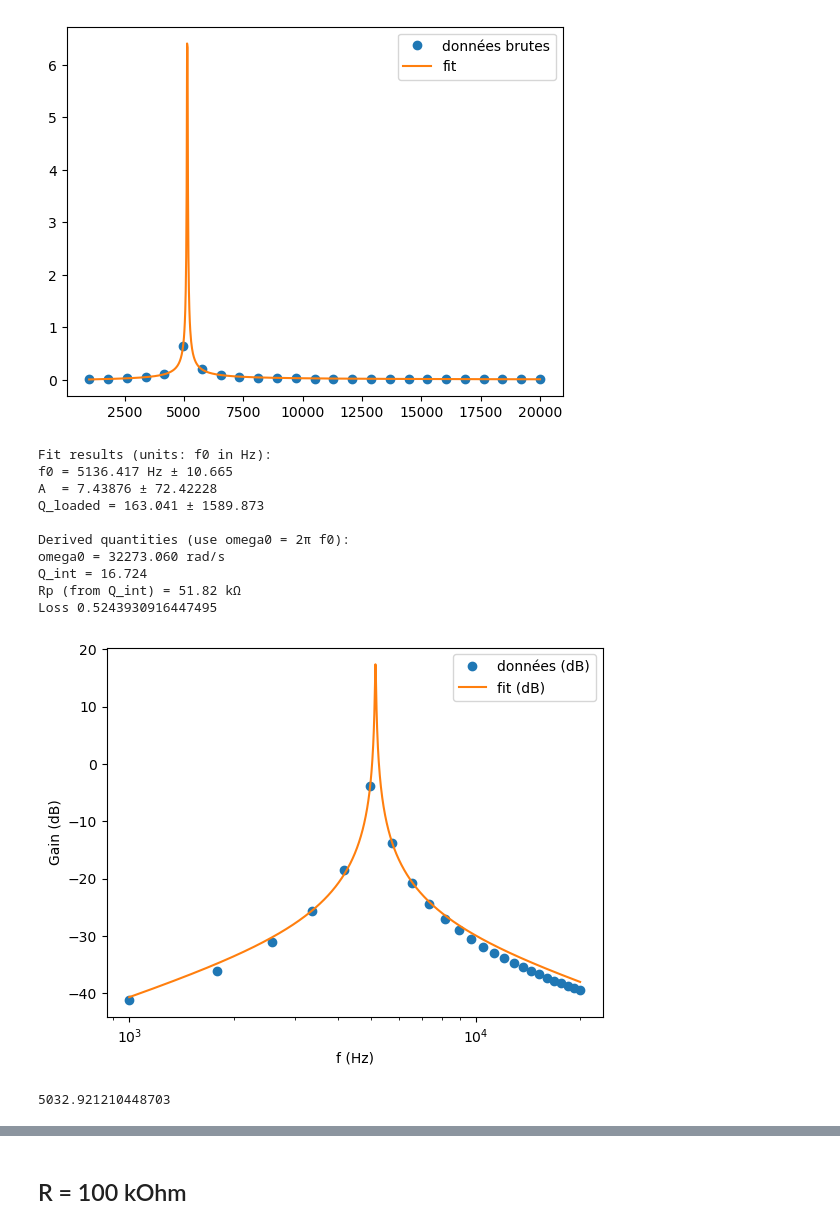
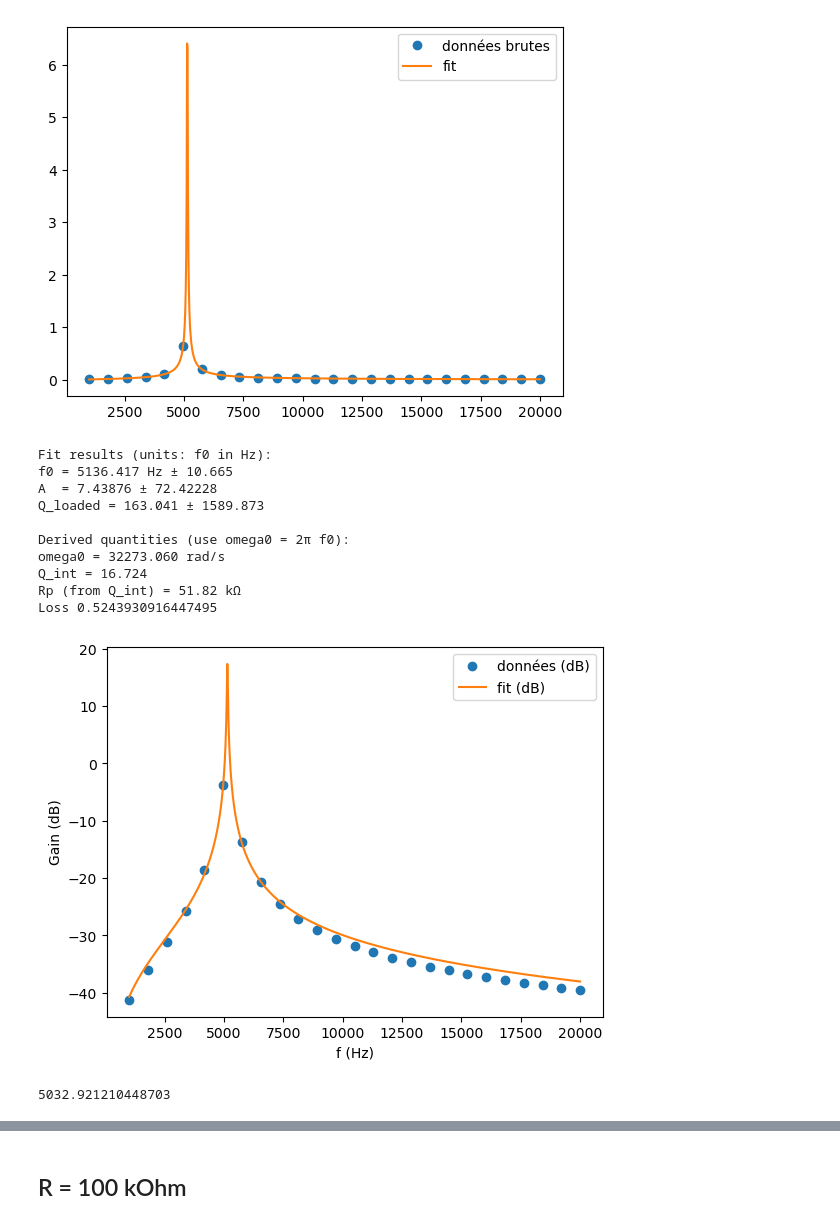
Before and after one commit to delavayan/Experiance-4-Phys-exp, a Jupyter notebook: TP RLC - Camille & Klara.ipynb, the cells around one changed output, grey strips where cells are left out. Saved outputs shown, nothing was run; the diff lists cells and outputs as text; code cells hidden in the pictures.

```diff
--- a/TP RLC - Camille & Klara.ipynb
+++ b/TP RLC - Camille & Klara.ipynb
@@ -64,11 +64,6 @@ Q_int 13.877728549911204
 Valeur attendue de Qext 15.16833948474098
 [figure]
 # %%
-import numpy as np
-import pandas as pd
-import matplotlib.pyplot as plt
-from scipy.optimize import curve_fit
-
 C = 10e-9  # F
 R = 47
 L = 100e-3
@@ -104,42 +99,42 @@ perr = np.sqrt(np.diag(pcov))
 omega0 = 2*np.pi*f0_fit
 Q_loaded = abs(Q_fit)
 Q_int = abs(Qint(Q_loaded, 47*10**3, f0=f0_fit))
-Rp = Rp(Q_int, f0_fit)
+Rp_val = Rp(Q_int, f0_fit)
 
 
 print("Fit results (units: f0 in Hz):")
 print(f"f0 = {f0_fit:.3f} Hz ± {perr[0]:.3f}")
 print(f"A  = {A_fit:.5f} ± {perr[1]:.5f}")
 print(f"Q_loaded = {Q_loaded:.3f} ± {perr[2]:.3f}")
 print()
 print("Derived quantities (use omega0 = 2π f0):")
 print(f"omega0 = {omega0:.3f} rad/s")
 print(f"Q_int = {Q_int:.3f}")
-print(f"Rp (from Q_int) = {Rp/1e3:.2f} kΩ")
-print(f"Loss {pertes(Rp/1e3, R)}")
+print(f"Rp (from Q_int) = {Rp_val/1e3:.2f} kΩ")
+print(f"Loss {pertes(Rp_val/1e3, R)}")
 
 # tracer
 f_fine = np.linspace(np.min(freq), np.max(freq), 2000)
 plt.figure()
-plt.semilogx(freq, gain_db, 'o', label='données (dB)')
-plt.semilogx(f_fine, 20*np.log10(model(f_fine, *popt)), label='fit (dB)')
+plt.plot(freq, gain_db, 'o', label='données (dB)')
+plt.plot(f_fine, 20*np.log10(model(f_fine, *popt)), label='fit (dB)')
 plt.xlabel('f (Hz)')
 plt.ylabel('Gain (dB)')
 plt.legend()
 plt.show()
 print(1/np.sqrt(L*C)/(2*np.pi))
 # %% [output]
 Fit results (units: f0 in Hz):
 f0 = 5136.417 Hz ± 10.665
 A  = 7.43876 ± 72.42228
 Q_loaded = 163.041 ± 1589.873
 
 Derived quantities (use omega0 = 2π f0):
 omega0 = 32273.060 rad/s
 Q_int = 16.724
 Rp (from Q_int) = 51.82 kΩ
 Loss 0.5243930916447495
-[figure, old version]
+[figure, new version]
 5032.921210448703
 # %%
 G_fit = 20*np.log(model(freq_np, *popt))
```
Also changed, not shown: parts of 3 cells of this notebook, 6 other files.
